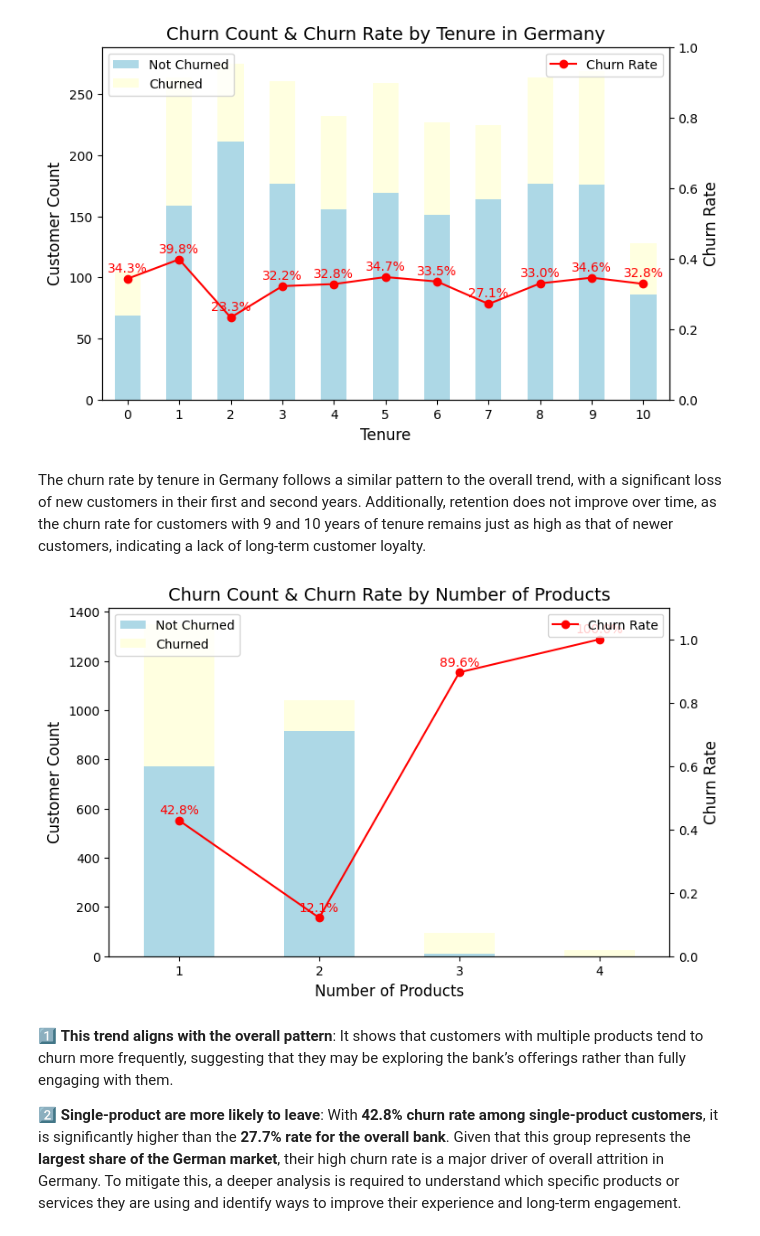
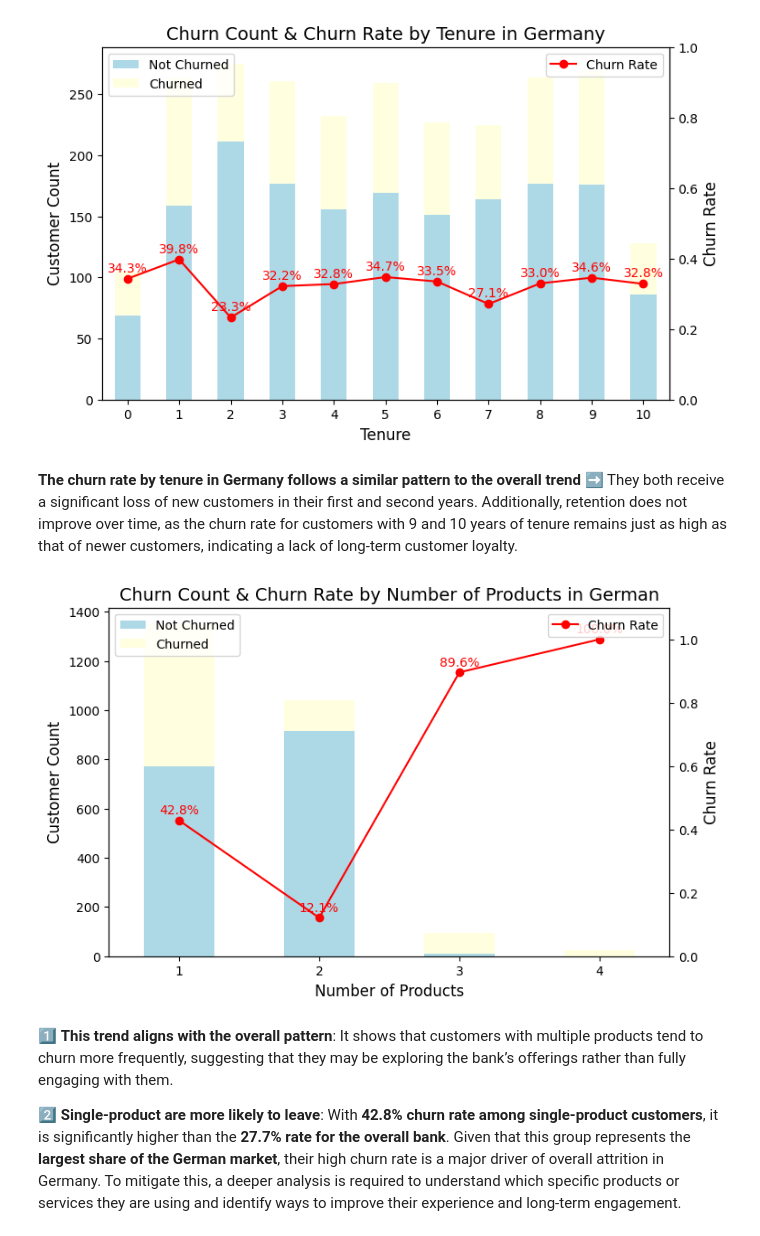
Before and after one commit to uyenvy022/churncustomer, a Jupyter notebook: Bank_Customer_Churn_Analysis.ipynb, the cells around one changed output. Drawn from its saved outputs; the diff is of its cells as text; code cells hidden in the pictures.

```diff
--- a/Bank_Customer_Churn_Analysis.ipynb
+++ b/Bank_Customer_Churn_Analysis.ipynb
@@ -789,12 +657,0 @@ This suggests that having a high balance does not necessarily prevent churn—Ge
-# %%
-q1 = np.percentile(df_german["Balance"], 25)
-q3 = np.percentile(df_german["Balance"], 75)
-
-df_german = df_german.copy()
-
-df_german["Balance_Group"] = np.where((df_german["Balance"] >= q1) & (df_german["Balance"] <= q3), "Within IQR", "Outside IQR")
-churn_counts = df_german[df_german["Exited"] == 1].groupby("Balance_Group")["CustomerId"].count()
-total_counts = df_german.groupby("Balance_Group")["CustomerId"].count()
-churn_rate_by_balance = (churn_counts / total_counts) * 100
-
-print(churn_rate_by_balance)
@@ -811,0 +658,21 @@ Name: CustomerId, dtype: float64
+# %%
+bins = [-1, 0, 50000, 100000, 150000, 200000, float('inf')]
+labels = ['0', '0–50K', '50K–100K', '100K–150K', '150K–200K', '200K+']
+df_german['balance_group'] = pd.cut(df_german['Balance'], bins=bins, labels=labels)
+
+customer_pct = df_german['balance_group'].value_counts(normalize=True).sort_index() * 100
+
+churn_rate = df_german.groupby('balance_group')['Exited'].mean().sort_index() * 100
+
+plt.figure(figsize=(9, 5))
+plt.plot(customer_pct.index, customer_pct.values, marker='o', linewidth=2, label='Customer %', color='lightseagreen')
+plt.plot(churn_rate.index, churn_rate.values, marker='o', linewidth=2, label='Churn Rate %', color='crimson')
+
+plt.title('Customer Distribution and Churn Rate by Balance Group in German')
+plt.xlabel('Balance Group')
+plt.ylabel('Percentage (%)')
+plt.xticks(rotation=45)
+plt.grid(True, linestyle='--', alpha=0.6)
+plt.legend()
+plt.tight_layout()
+plt.show()
@@ -835,32 +713,32 @@ plt.show()
 # %% [output]
 [figure]
 # %% [markdown]
-The churn rate by tenure in Germany follows a similar pattern to the overall trend, with a significant loss of new customers in their first and second years. Additionally, retention does not improve over time, as the churn rate for customers with 9 and 10 years of tenure remains just as high as that of newer customers, indicating a lack of long-term customer loyalty.
+**The churn rate by tenure in Germany follows a similar pattern to the overall trend** ➡️ They both receive a significant loss of new customers in their first and second years. Additionally, retention does not improve over time, as the churn rate for customers with 9 and 10 years of tenure remains just as high as that of newer customers, indicating a lack of long-term customer loyalty.
 # %%
 product_counts = df_german.groupby(["NumOfProducts", "Exited"])["CustomerId"].count().unstack().fillna(0)
 churn_rate = product_counts[1] / (product_counts[0] + product_counts[1])
 fig, ax1 = plt.subplots(figsize=(8, 5))
 
 product_counts.plot(kind="bar", stacked=True, color=["lightblue", "lightyellow"], ax=ax1)
 ax1.set_ylabel("Customer Count", fontsize=12)
 ax1.set_xlabel("Number of Products", fontsize=12)
-ax1.set_title("Churn Count & Churn Rate by Number of Products", fontsize=14)
+ax1.set_title("Churn Count & Churn Rate by Number of Products in German", fontsize=14)
 ax1.set_xticklabels(ax1.get_xticklabels(), rotation=0)
 
 ax2 = ax1.twinx()
 ax2.plot(churn_rate.index-1, churn_rate, marker="o", linestyle="-", color="red", label="Churn Rate")
 ax2.set_ylabel("Churn Rate", fontsize=12)
 ax2.set_ylim(0, 1.1)
 
 for i, rate in enumerate(churn_rate):
     ax2.text(churn_rate.index[i]-1, rate + 0.02, f"{rate:.1%}", ha="center", color="red", fontsize=10)
 
 ax1.legend(["Not Churned", "Churned"], loc="upper left")
 ax2.legend(loc="upper right")
 
 plt.show()
 # %% [output]
-[figure, old version]
+[figure, new version]
 # %% [markdown]
 1️⃣ **This trend aligns with the overall pattern**: It shows that customers with multiple products tend to churn more frequently, suggesting that they may be exploring the bank’s offerings rather than fully engaging with them.
 
```
Also changed, not shown: parts of 32 cells of this notebook.
